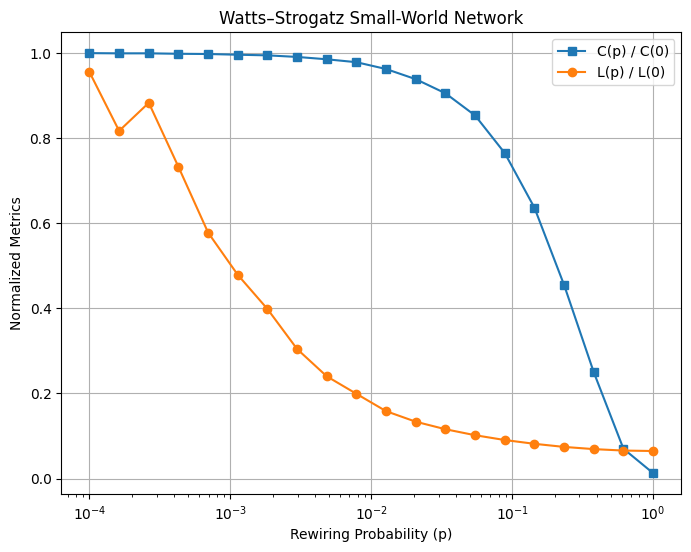
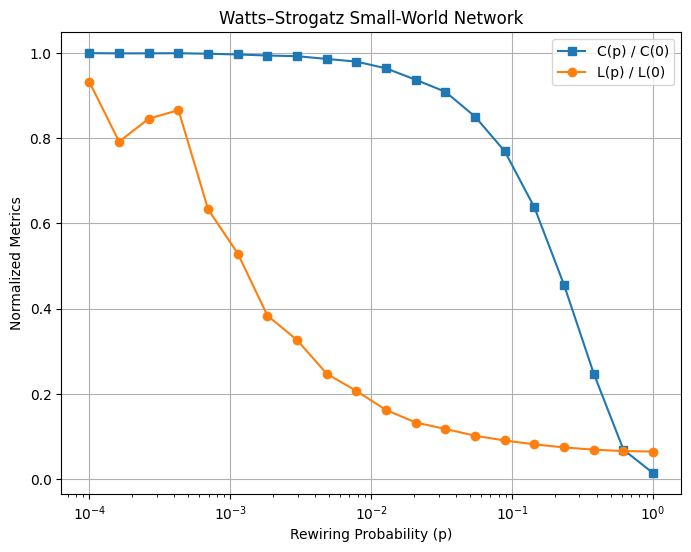
Code edit (unified diff) that turned the first committed figure into the second:
--- before
+++ after
@@ -14,3 +14,5 @@
 plt.grid(True)
 
+plt.savefig('ws_scaled_metrics.png', dpi=150, bbox_inches='tight')
 plt.show()
+print("Figure saved: ws_scaled_metrics.png")

Commit: modiefied 1, 3, 4.